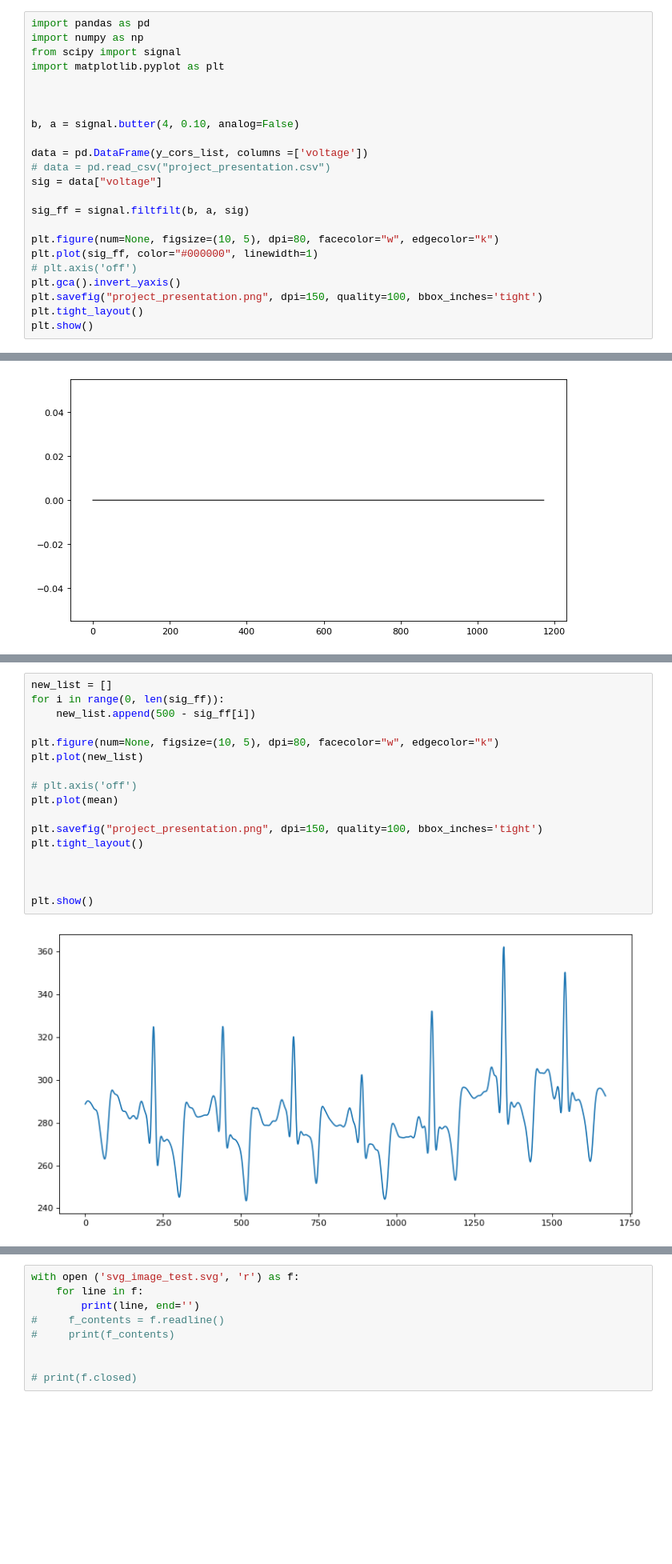
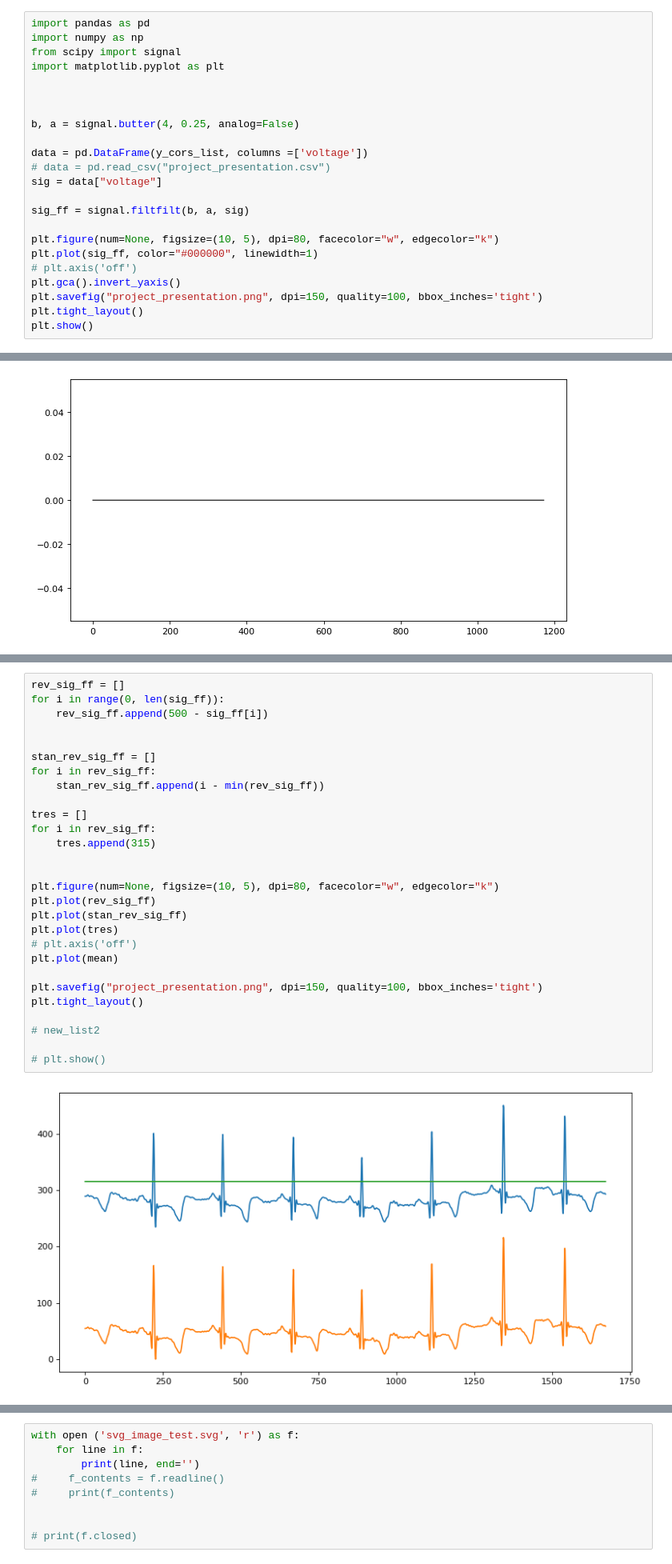
Before and after one commit to Gr-Anderson/FYP, a Jupyter notebook: testing_code/xml_to_json/xml_to_json.ipynb, the cells around one changed output, grey strips where cells are left out. Shown: that part at 80% size. Saved outputs shown, nothing was run; the diff lists cells and outputs as text; blank space fills up the shorter version.

```diff
--- a/testing_code/xml_to_json/xml_to_json.ipynb
+++ b/testing_code/xml_to_json/xml_to_json.ipynb
@@ -42,7 +42,7 @@ import matplotlib.pyplot as plt
 
 
 
-b, a = signal.butter(4, 0.10, analog=False)
+b, a = signal.butter(4, 0.25, analog=False)
 
 data = pd.DataFrame(y_cors_list, columns =['voltage'])
 # data = pd.read_csv("project_presentation.csv")
@@ -142,19 +141,30 @@ plt.plot(mean_list)
 # %%
-new_list = []
+rev_sig_ff = []
 for i in range(0, len(sig_ff)):
-    new_list.append(500 - sig_ff[i])
+    rev_sig_ff.append(500 - sig_ff[i])
+
+
+stan_rev_sig_ff = []
+for i in rev_sig_ff:
+    stan_rev_sig_ff.append(i - min(rev_sig_ff))
+
+tres = []
+for i in rev_sig_ff:
+    tres.append(315)
+
 
 plt.figure(num=None, figsize=(10, 5), dpi=80, facecolor="w", edgecolor="k")
-plt.plot(new_list)
-
+plt.plot(rev_sig_ff)
+plt.plot(stan_rev_sig_ff)
+plt.plot(tres)
 # plt.axis('off')
 plt.plot(mean)
 
 plt.savefig("project_presentation.png", dpi=150, quality=100, bbox_inches='tight')
 plt.tight_layout()
 
+# new_list2
 
-
-plt.show()
+# plt.show()
 # %% [output]
-[figure, old version]
+[figure, new version]
```
Also changed, not shown: parts of 4 cells of this notebook, 2 other files.
